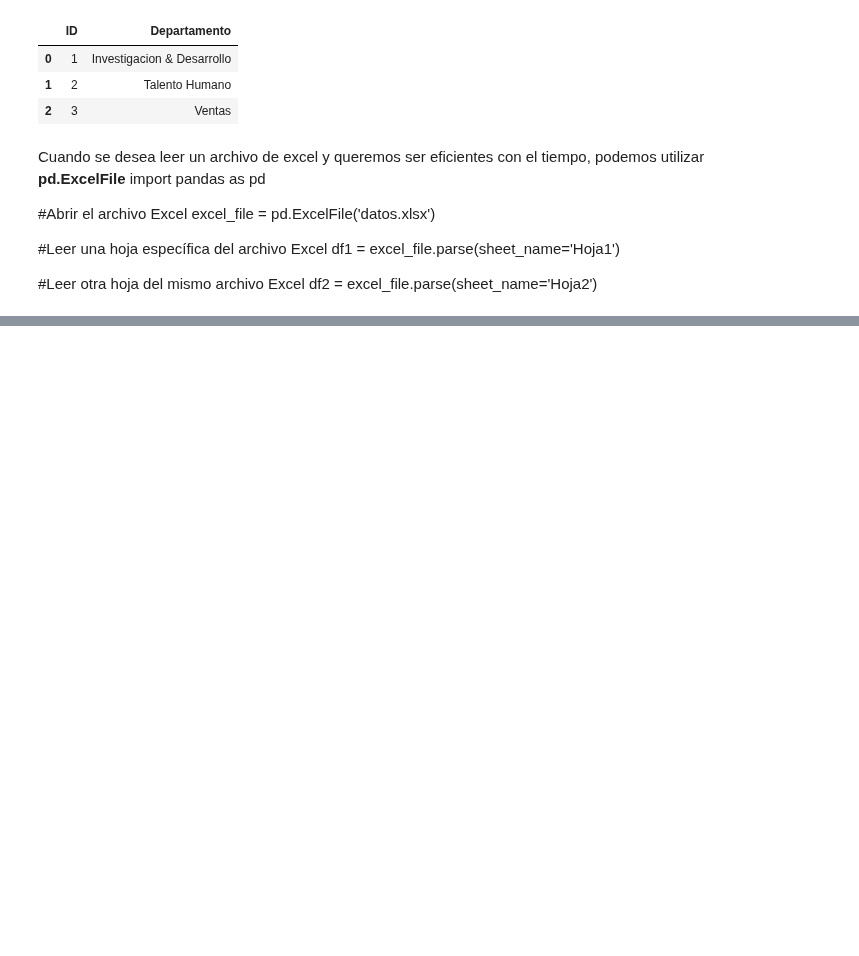
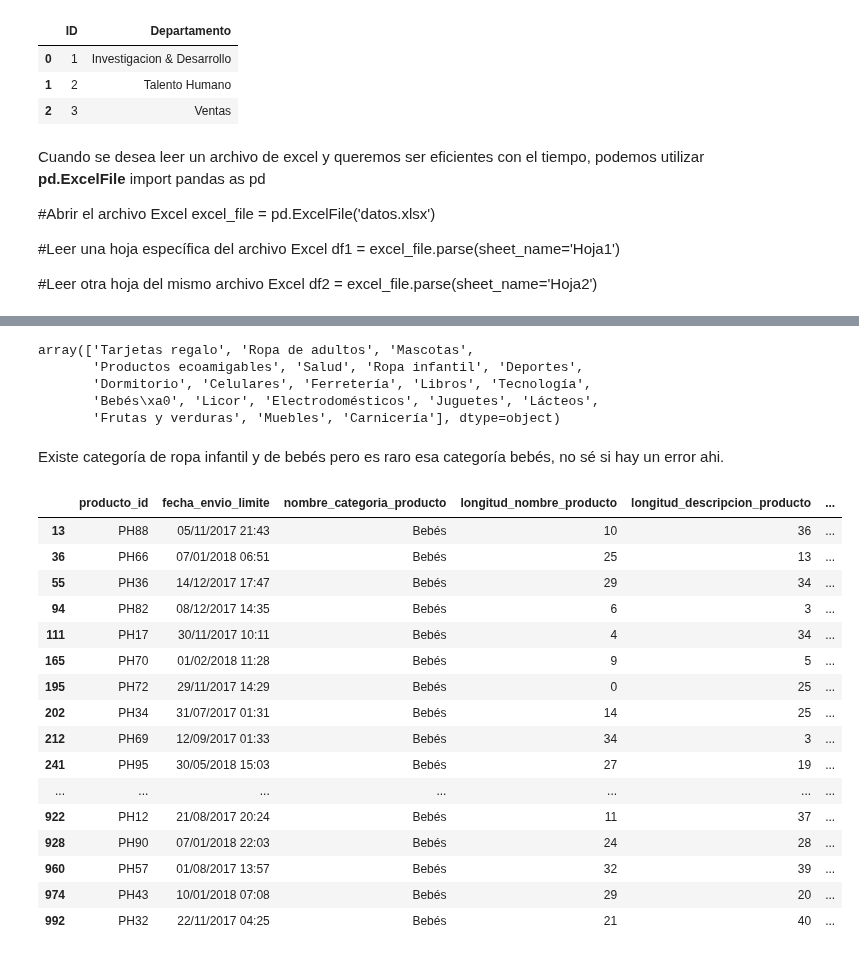
Before and after one commit to onavarrete04/Introduccion-Ciencia-Datos, a Jupyter notebook: Ejercicios Pandas Kaggle/integración de datos.ipynb, the cells around one changed output, grey strips where cells are left out. Cells and saved outputs as stored; diff of their text form; code cells hidden in the pictures; blank space fills up the shorter version.

Commit message:
Prácticando en limpieza y uso de datos, viendo patrones y como verificarlos

```diff
--- a/Ejercicios Pandas Kaggle/integración de datos.ipynb
+++ b/Ejercicios Pandas Kaggle/integración de datos.ipynb
@@ -78,0 +204,3 @@ Name: FechaIngresoEmpresa, Length: 1492, dtype: int64
+# %%
+datos = pd.read_csv("productos_por_fecha.csv", sep=";" ,encoding="latin-1")
+datos
@@ -78,0 +291,5 @@ Name: FechaIngresoEmpresa, Length: 1492, dtype: int64
+# %%
+# verificando medidas de volumen
+
+datos["volumen_m3"] = datos["longitud_cm_producto"] * datos["altura_cm_producto"] * datos["ancho_cm_producto"]
+datos.head(4)
@@ -78,0 +346,3 @@ Name: FechaIngresoEmpresa, Length: 1492, dtype: int64
+# %%
+datos["fecha"] = pd.to_datetime(datos["fecha_envio_limite"])
+datos["fecha"].head()
@@ -78,0 +372,30 @@ Name: FechaIngresoEmpresa, Length: 1492, dtype: int64
+# %%
+datos["nombre_categoria_producto"].unique()
+# %% [output]
+array(['Tarjetas regalo', 'Ropa de adultos', 'Mascotas',
+       'Productos ecoamigables', 'Salud', 'Ropa infantil', 'Deportes',
+       'Dormitorio', 'Celulares', 'Ferretería', 'Libros', 'Tecnología',
+       'Bebés\xa0', 'Licor', 'Electrodomésticos', 'Juguetes', 'Lácteos',
+       'Frutas y verduras', 'Muebles', 'Carnicería'], dtype=object)
+# %% [markdown]
+Existe categoría de ropa infantil y de bebés pero es raro esa categoría bebés, no sé si hay un error ahi.
+# %%
+datos[datos["nombre_categoria_producto"]=="Bebés\xa0"]
+# %% [output]
+|  | producto_id | fecha_envio_limite | nombre_categoria_producto | longitud_nombre_producto | longitud_descripcion_producto | ... |
+| 13 | PH88 | 05/11/2017 21:43 | Bebés | 10 | 36 | ... |
+| 36 | PH66 | 07/01/2018 06:51 | Bebés | 25 | 13 | ... |
+| 55 | PH36 | 14/12/2017 17:47 | Bebés | 29 | 34 | ... |
+| 94 | PH82 | 08/12/2017 14:35 | Bebés | 6 | 3 | ... |
+| 111 | PH17 | 30/11/2017 10:11 | Bebés | 4 | 34 | ... |
+| 165 | PH70 | 01/02/2018 11:28 | Bebés | 9 | 5 | ... |
+| 195 | PH72 | 29/11/2017 14:29 | Bebés | 0 | 25 | ... |
+| 202 | PH34 | 31/07/2017 01:31 | Bebés | 14 | 25 | ... |
+| 212 | PH69 | 12/09/2017 01:33 | Bebés | 34 | 3 | ... |
+| 241 | PH95 | 30/05/2018 15:03 | Bebés | 27 | 19 | ... |
+| ... | ... | ... | ... | ... | ... | ... |
+| 922 | PH12 | 21/08/2017 20:24 | Bebés | 11 | 37 | ... |
+| 928 | PH90 | 07/01/2018 22:03 | Bebés | 24 | 28 | ... |
+| 960 | PH57 | 01/08/2017 13:57 | Bebés | 32 | 39 | ... |
+| 974 | PH43 | 10/01/2018 07:08 | Bebés | 29 | 20 | ... |
+| 992 | PH32 | 22/11/2017 04:25 | Bebés | 21 | 40 | ... |
```
Also changed, not shown: parts of 35 cells of this notebook, 3 other files.
